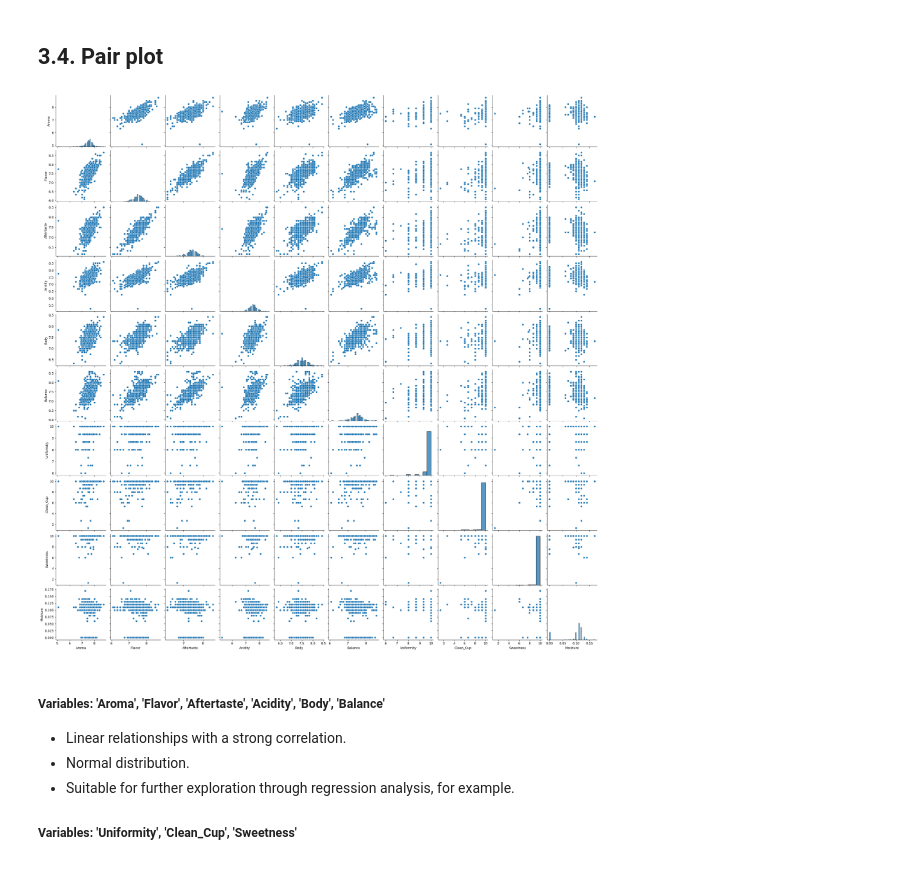
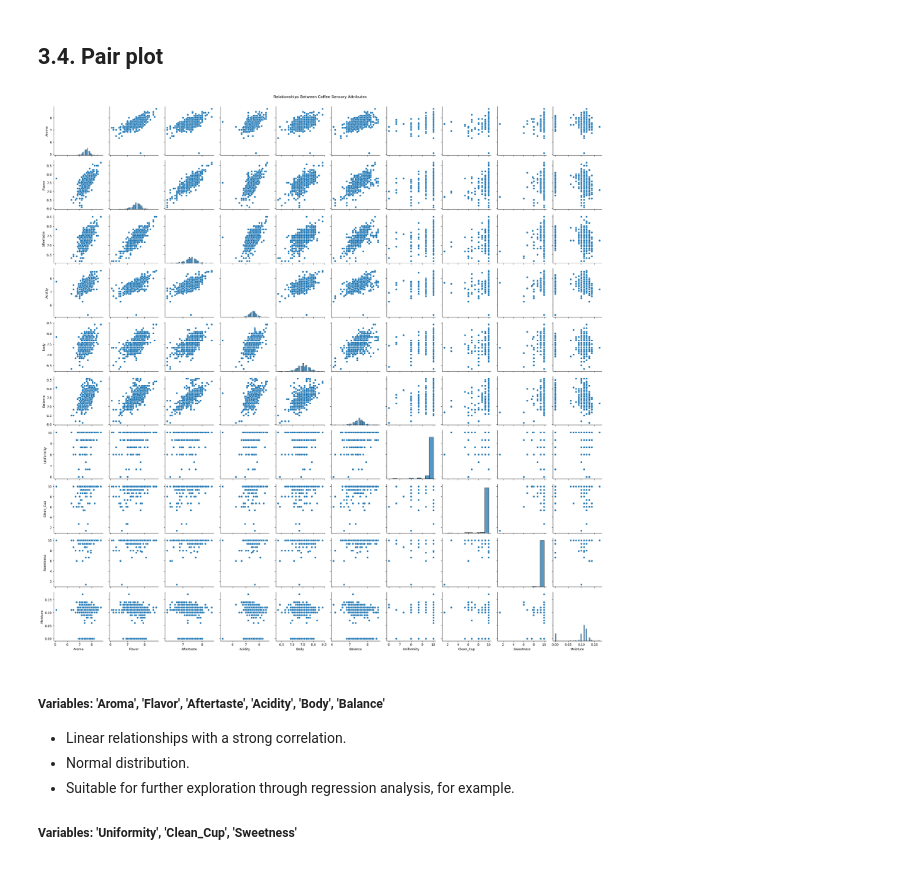
Before and after one commit to davidgriesel/06_coffee_quality_modelling, a Jupyter notebook: notebooks/02_eda.ipynb, the cells around one changed output. Drawn from its saved outputs; the diff is of its cells as text; code cells hidden in the pictures.

```diff
--- a/notebooks/02_eda.ipynb
+++ b/notebooks/02_eda.ipynb
@@ -201,14 +225,29 @@ plt.show()
 ## 3.4. Pair plot
 # %%
 # Create subset with sensory evaluations
-df_pair_plot = df_quality[['Aroma', 'Flavor', 'Aftertaste', 'Acidity', 'Body',
-                           'Balance','Uniformity', 'Clean_Cup', 'Sweetness', 'Moisture']]
+df_pair_plot = df_quality[['Aroma', 'Flavor', 'Aftertaste', 'Acidity', 'Body', 'Balance','Uniformity', 'Clean_Cup', 'Sweetness', 'Moisture']]
 
-# Pair plot
+# Create the pair plot
 pair_plot = sns.pairplot(df_pair_plot)
+
+# Add a title manually (not supported directly via seaborn API)
+pair_plot.fig.suptitle("Relationships Between Coffee Sensory Attributes")
+pair_plot.fig.tight_layout()
+pair_plot.fig.subplots_adjust(top=0.96)  # Adjust to make room for the title
+
+# Define export path
+save_path = os.path.join(path, 'visualisations', 'sensory_attributes_pairplot.png')
+
+# Ensure directory exists
+os.makedirs(os.path.dirname(save_path), exist_ok=True)
+
+# Save the figure
+pair_plot.savefig(save_path, dpi=300, bbox_inches='tight')
+
+# Show the plot
 plt.show()
 # %% [output]
-[figure, old version]
+[figure, new version]
 # %% [markdown]
 ##### Variables: 'Aroma', 'Flavor', 'Aftertaste', 'Acidity', 'Body', 'Balance'
 - Linear relationships with a strong correlation.
```
Also changed, not shown: parts of 8 cells of this notebook.
